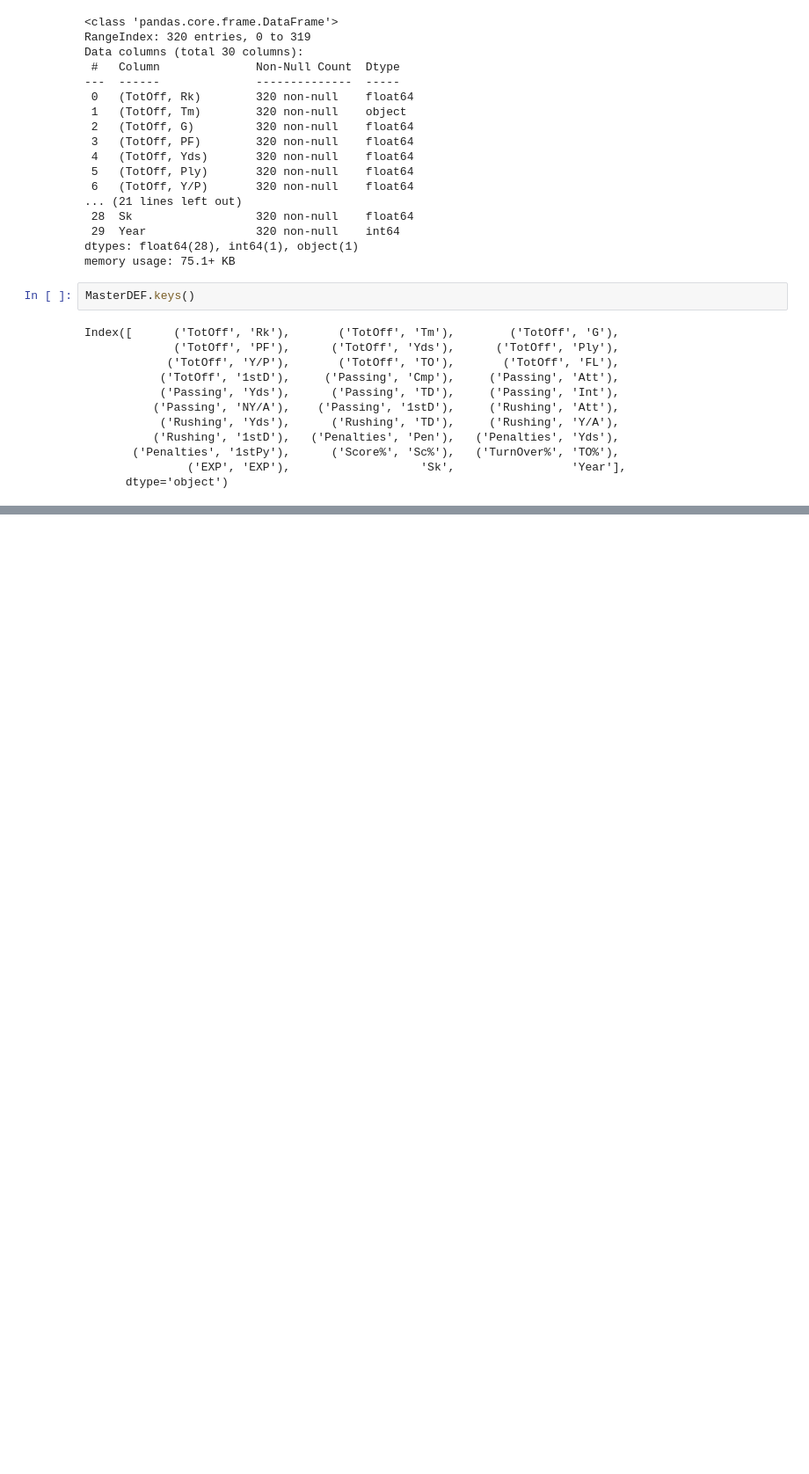
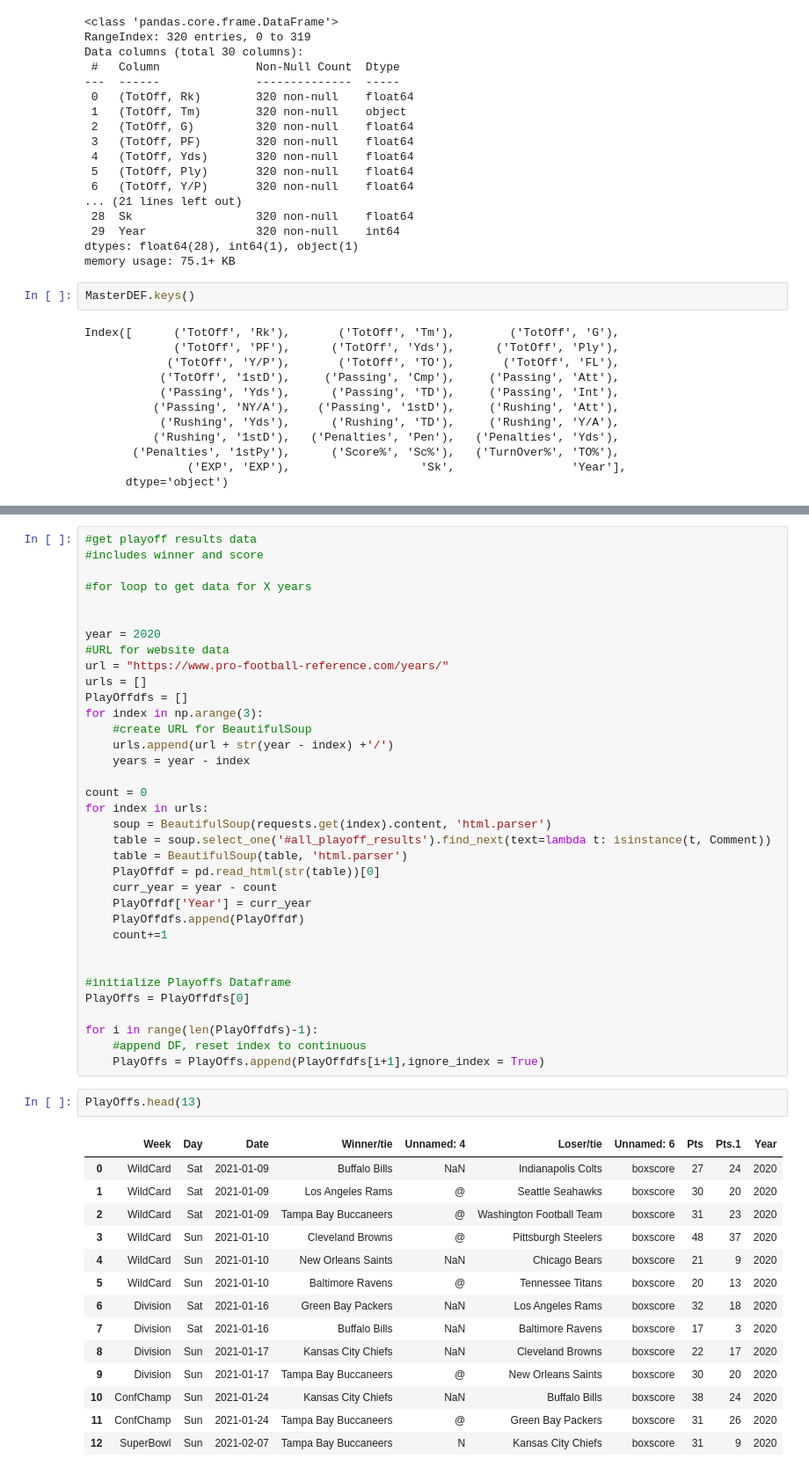
Before and after one commit to scottstack19/SB55-projection, a Jupyter notebook: code_initial.ipynb, the cells around one changed output, grey strips where cells are left out. Shown: that part at 88% size. Saved outputs shown, nothing was run; the diff lists cells and outputs as text; blank space fills up the shorter version.

```diff
--- a/code_initial.ipynb
+++ b/code_initial.ipynb
@@ -201,0 +284,52 @@ Index([      ('TotOff', 'Rk'),       ('TotOff', 'Tm'),        ('TotOff', 'G'),
+# %%
+#get playoff results data
+#includes winner and score
+
+#for loop to get data for X years
+
+
+year = 2020
+#URL for website data
+url = "https://www.pro-football-reference.com/years/"
+urls = []
+PlayOffdfs = []
+for index in np.arange(3):
+    #create URL for BeautifulSoup
+    urls.append(url + str(year - index) +'/')
+    years = year - index
+
+count = 0
+for index in urls:
+    soup = BeautifulSoup(requests.get(index).content, 'html.parser')
+    table = soup.select_one('#all_playoff_results').find_next(text=lambda t: isinstance(t, Comment))
+    table = BeautifulSoup(table, 'html.parser')
+    PlayOffdf = pd.read_html(str(table))[0]
+    curr_year = year - count
+    PlayOffdf['Year'] = curr_year
+    PlayOffdfs.append(PlayOffdf)
+    count+=1
+
+
+#initialize Playoffs Dataframe
+PlayOffs = PlayOffdfs[0]
+
+for i in range(len(PlayOffdfs)-1):
+    #append DF, reset index to continuous
+    PlayOffs = PlayOffs.append(PlayOffdfs[i+1],ignore_index = True)
+# %%
+PlayOffs.head(13)
+# %% [output]
+|  | Week | Day | Date | Winner/tie | Unnamed: 4 | Loser/tie | Unnamed: 6 | Pts | Pts.1 | Year |
+| 0 | WildCard | Sat | 2021-01-09 | Buffalo Bills | NaN | Indianapolis Colts | boxscore | 27 | 24 | 2020 |
+| 1 | WildCard | Sat | 2021-01-09 | Los Angeles Rams | @ | Seattle Seahawks | boxscore | 30 | 20 | 2020 |
+| 2 | WildCard | Sat | 2021-01-09 | Tampa Bay Buccaneers | @ | Washington Football Team | boxscore | 31 | 23 | 2020 |
+| 3 | WildCard | Sun | 2021-01-10 | Cleveland Browns | @ | Pittsburgh Steelers | boxscore | 48 | 37 | 2020 |
+| 4 | WildCard | Sun | 2021-01-10 | New Orleans Saints | NaN | Chicago Bears | boxscore | 21 | 9 | 2020 |
+| 5 | WildCard | Sun | 2021-01-10 | Baltimore Ravens | @ | Tennessee Titans | boxscore | 20 | 13 | 2020 |
+| 6 | Division | Sat | 2021-01-16 | Green Bay Packers | NaN | Los Angeles Rams | boxscore | 32 | 18 | 2020 |
+| 7 | Division | Sat | 2021-01-16 | Buffalo Bills | NaN | Baltimore Ravens | boxscore | 17 | 3 | 2020 |
+| 8 | Division | Sun | 2021-01-17 | Kansas City Chiefs | NaN | Cleveland Browns | boxscore | 22 | 17 | 2020 |
+| 9 | Division | Sun | 2021-01-17 | Tampa Bay Buccaneers | @ | New Orleans Saints | boxscore | 30 | 20 | 2020 |
+| 10 | ConfChamp | Sun | 2021-01-24 | Kansas City Chiefs | NaN | Buffalo Bills | boxscore | 38 | 24 | 2020 |
+| 11 | ConfChamp | Sun | 2021-01-24 | Tampa Bay Buccaneers | @ | Green Bay Packers | boxscore | 31 | 26 | 2020 |
+| 12 | SuperBowl | Sun | 2021-02-07 | Tampa Bay Buccaneers | N | Kansas City Chiefs | boxscore | 31 | 9 | 2020 |
```
Also changed, not shown: parts of 3 cells of this notebook.
